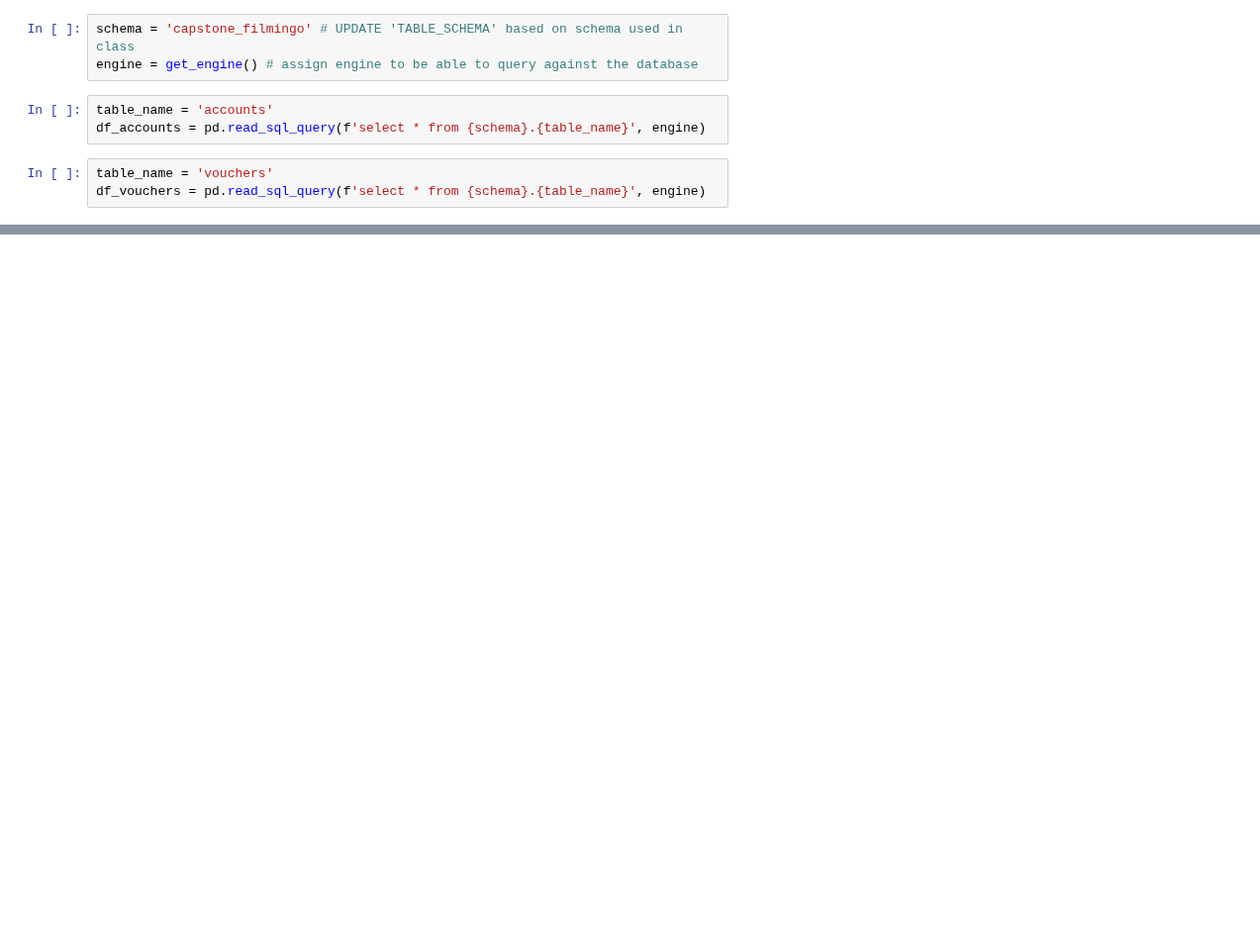
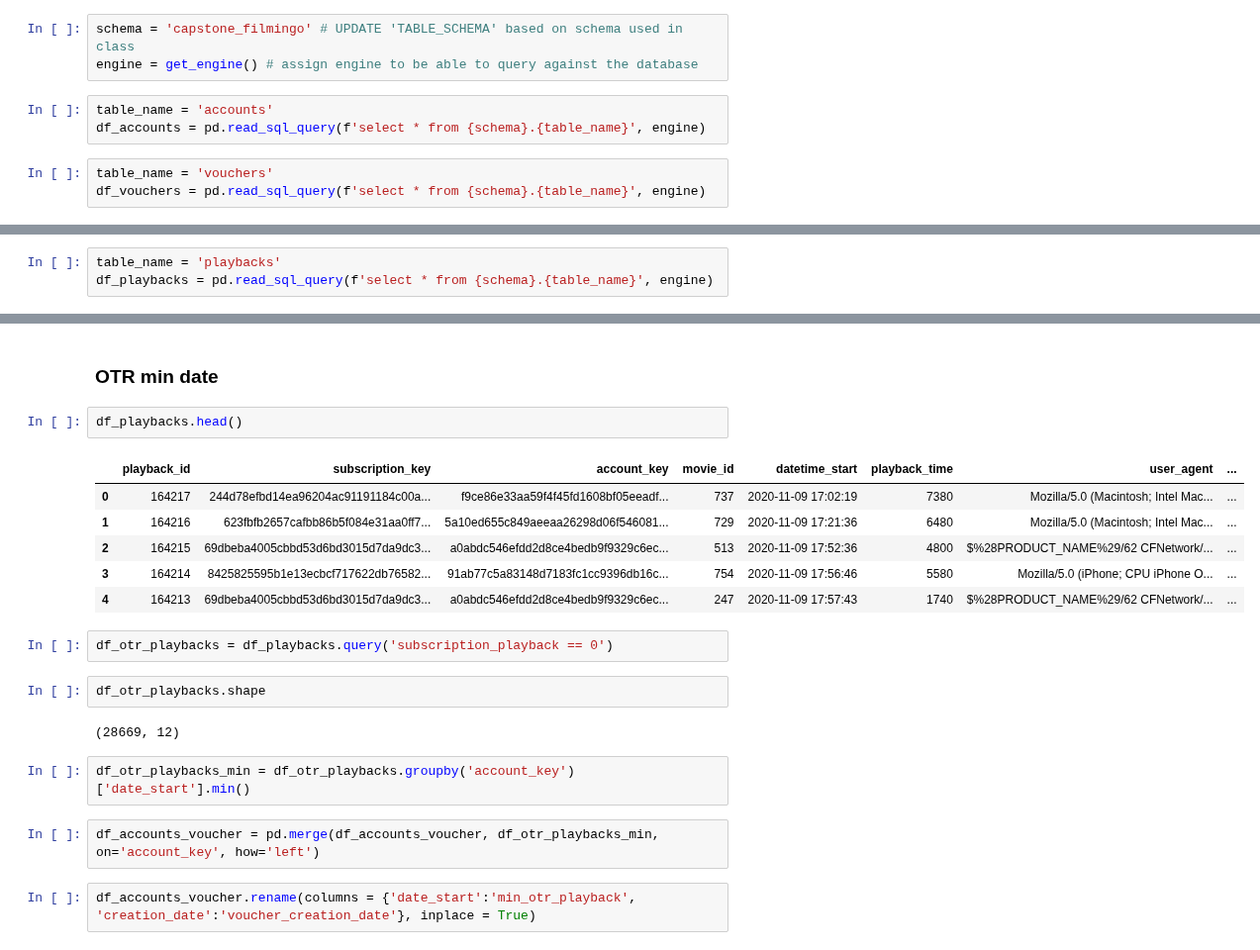
Before and after one commit to elisicke/Data-Analyst-Capstone-Project, a Jupyter notebook: EDA_Liz.ipynb, the cells around one changed output, grey strips where cells are left out. Shown at 99% size. Cells and saved outputs as stored; diff of their text form; blank space fills up the shorter version.

```diff
--- a/EDA_Liz.ipynb
+++ b/EDA_Liz.ipynb
@@ -15,0 +20,3 @@ df_vouchers = pd.read_sql_query(f'select * from {schema}.{table_name}', engine)
+# %%
+table_name = 'playbacks'
+df_playbacks = pd.read_sql_query(f'select * from {schema}.{table_name}', engine)
@@ -56,0 +311,23 @@ Timestamp('2022-12-02 00:00:00')
+# %% [markdown]
+### OTR min date
+# %%
+df_playbacks.head()
+# %% [output]
+|  | playback_id | subscription_key | account_key | movie_id | datetime_start | playback_time | user_agent | ... |
+| 0 | 164217 | 244d78efbd14ea96204ac91191184c00a... | f9ce86e33aa59f4f45fd1608bf05eeadf... | 737 | 2020-11-09 17:02:19 | 7380 | Mozilla/5.0 (Macintosh; Intel Mac... | ... |
+| 1 | 164216 | 623fbfb2657cafbb86b5f084e31aa0ff7... | 5a10ed655c849aeeaa26298d06f546081... | 729 | 2020-11-09 17:21:36 | 6480 | Mozilla/5.0 (Macintosh; Intel Mac... | ... |
+| 2 | 164215 | 69dbeba4005cbbd53d6bd3015d7da9dc3... | a0abdc546efdd2d8ce4bedb9f9329c6ec... | 513 | 2020-11-09 17:52:36 | 4800 | $%28PRODUCT_NAME%29/62 CFNetwork/... | ... |
+| 3 | 164214 | 8425825595b1e13ecbcf717622db76582... | 91ab77c5a83148d7183fc1cc9396db16c... | 754 | 2020-11-09 17:56:46 | 5580 | Mozilla/5.0 (iPhone; CPU iPhone O... | ... |
+| 4 | 164213 | 69dbeba4005cbbd53d6bd3015d7da9dc3... | a0abdc546efdd2d8ce4bedb9f9329c6ec... | 247 | 2020-11-09 17:57:43 | 1740 | $%28PRODUCT_NAME%29/62 CFNetwork/... | ... |
+# %%
+df_otr_playbacks = df_playbacks.query('subscription_playback == 0')
+# %%
+df_otr_playbacks.shape
+# %% [output]
+(28669, 12)
+# %%
+df_otr_playbacks_min = df_otr_playbacks.groupby('account_key')['date_start'].min()
+# %%
+df_accounts_voucher = pd.merge(df_accounts_voucher, df_otr_playbacks_min, on='account_key', how='left')
+# %%
+df_accounts_voucher.rename(columns = {'date_start':'min_otr_playback', 'creation_date':'voucher_creation_date'}, inplace = True)
```
Also changed, not shown: parts of 85 cells of this notebook.
